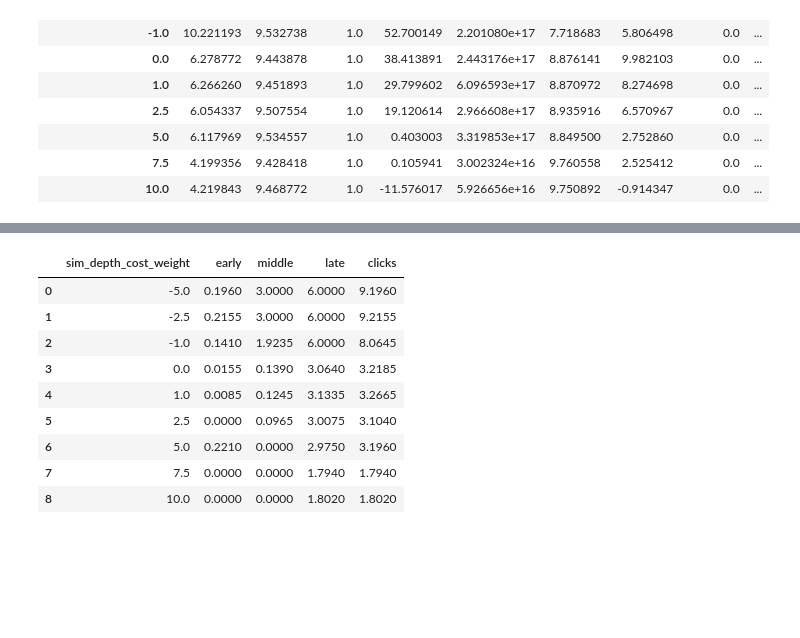
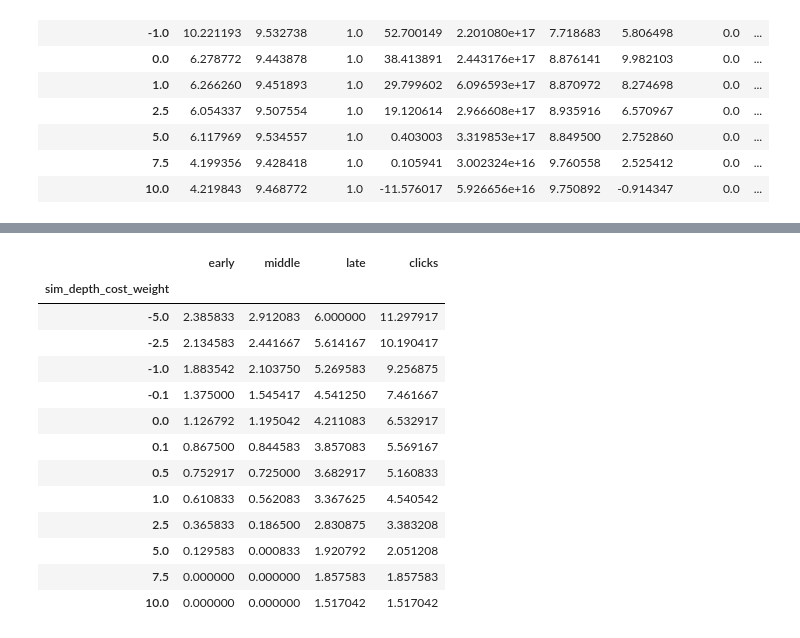
Before and after one commit to RationalityEnhancementGroup/planning-depth-differences, a Jupyter notebook: analysis/methods/static/Discount factor analysis.ipynb, the cells around one changed output, grey strips where cells are left out. Drawn from its saved outputs; the diff is of its cells as text; code cells hidden in the pictures; blank space fills up the shorter version.

```diff
--- a/analysis/methods/static/Discount factor analysis.ipynb
+++ b/analysis/methods/static/Discount factor analysis.ipynb
@@ -197,12 +202,0 @@ PosixPath('/home/vfelso/github/planning-depth-differences')
-# %%
-dfs = []
-for discount_factor in discount_factors:
-    with open(f"../../../data/processed/methods_main{discount_factor}/linear_depth/mle_and_map.pickle", "rb") as f:
-        data =pickle.load(f)
-
-    df = data["SoftmaxPolicy"]["test_map_expon"][()]
-    # TODO test same as simple
-    df["discount_factor"] = discount_factor
-    dfs.append(df)
-
-discount_fitted_data = pd.concat(dfs)
@@ -446,13 +375,15 @@ discount_data.groupby(["discount_factor"]).mean()
 # %%
-yaml_file = Path(
-    "../../../data/inputs/yamls/cost_functions/linear_depth.yaml"
-)
-with open(str(yaml_file), "r") as stream:
-    cost_details = yaml.safe_load(stream)
+sim_cost_parameters={}
+for cost_function in ["linear_depth", "back_dist_depth_eff_forw"]:
+    yaml_file = Path(
+                        f"../../../data/inputs/yamls/cost_functions/{cost_function}.yaml"
+                    )
+    with open(str(yaml_file), "r") as stream:
+        cost_details = yaml.safe_load(stream)
 
-sim_cost_parameters = [
-    f"sim_{param}" for param in cost_details["constant_values"].keys()
-]
+    sim_cost_parameters[cost_function] = [
+                                        f"sim_{param}" for param in cost_details["constant_values"].keys()
+                                        ]
 # %%
 for classification, nodes in experiment_setting_data[
     "node_classification"
@@ -463,35 +394,42 @@ for classification, nodes in experiment_setting_data[
     depth_only_data[classification] = depth_only_data["actions"].apply(
         lambda action: action in nodes
     )
+    depth_data[classification] = depth_data["actions"].apply(
+        lambda action: action in nodes
+    )
 
 sum_discount_clicks = (
-    discount_data.groupby(["pid", "i_episode", *sim_cost_parameters] + ["discount_factor"])
+    discount_data.groupby(["pid", "i_episode", *sim_cost_parameters["back_dist_depth_eff_forw"], "discount_factor", "alpha"])
     .sum()
     .reset_index()
-    .groupby(sim_cost_parameters + ["discount_factor"])
+    .groupby([*sim_cost_parameters["back_dist_depth_eff_forw"], "discount_factor", "alpha"])
     .mean()
     .reset_index()
 )
 
 sum_depth_clicks = (
-    depth_only_data.groupby(["pid", "i_episode", "sim_depth_cost_weight"])
+    depth_data.groupby(["pid", "i_episode", *sim_cost_parameters["linear_depth"]])
     .sum()
     .reset_index()
-    .groupby([ "sim_depth_cost_weight"])
+    .groupby([ *sim_cost_parameters["linear_depth"]])
     .mean()
     .reset_index()
 )
 # %%
-sum_depth_clicks[[ "sim_depth_cost_weight"]+["early", "middle", "late", "clicks"]]
+sum_depth_clicks.groupby([ "sim_depth_cost_weight"]).mean()[["early", "middle", "late", "clicks"]]
 # %% [output]
-|  | sim_depth_cost_weight | early | middle | late | clicks |
-| 0 | -5.0 | 0.1960 | 3.0000 | 6.0000 | 9.1960 |
-| 1 | -2.5 | 0.2155 | 3.0000 | 6.0000 | 9.2155 |
-| 2 | -1.0 | 0.1410 | 1.9235 | 6.0000 | 8.0645 |
-| 3 | 0.0 | 0.0155 | 0.1390 | 3.0640 | 3.2185 |
-| 4 | 1.0 | 0.0085 | 0.1245 | 3.1335 | 3.2665 |
-| 5 | 2.5 | 0.0000 | 0.0965 | 3.0075 | 3.1040 |
-| 6 | 5.0 | 0.2210 | 0.0000 | 2.9750 | 3.1960 |
-| 7 | 7.5 | 0.0000 | 0.0000 | 1.7940 | 1.7940 |
-| 8 | 10.0 | 0.0000 | 0.0000 | 1.8020 | 1.8020 |
+|  | early | middle | late | clicks |
+| sim_depth_cost_weight |  |  |  |  |
+| -5.0 | 2.385833 | 2.912083 | 6.000000 | 11.297917 |
+| -2.5 | 2.134583 | 2.441667 | 5.614167 | 10.190417 |
+| -1.0 | 1.883542 | 2.103750 | 5.269583 | 9.256875 |
+| -0.1 | 1.375000 | 1.545417 | 4.541250 | 7.461667 |
+| 0.0 | 1.126792 | 1.195042 | 4.211083 | 6.532917 |
+| 0.1 | 0.867500 | 0.844583 | 3.857083 | 5.569167 |
+| 0.5 | 0.752917 | 0.725000 | 3.682917 | 5.160833 |
+| 1.0 | 0.610833 | 0.562083 | 3.367625 | 4.540542 |
+| 2.5 | 0.365833 | 0.186500 | 2.830875 | 3.383208 |
+| 5.0 | 0.129583 | 0.000833 | 1.920792 | 2.051208 |
+| 7.5 | 0.000000 | 0.000000 | 1.857583 | 1.857583 |
+| 10.0 | 0.000000 | 0.000000 | 1.517042 | 1.517042 |
 # %%
```
Also changed, not shown: parts of 47 cells of this notebook, 12 other files.
